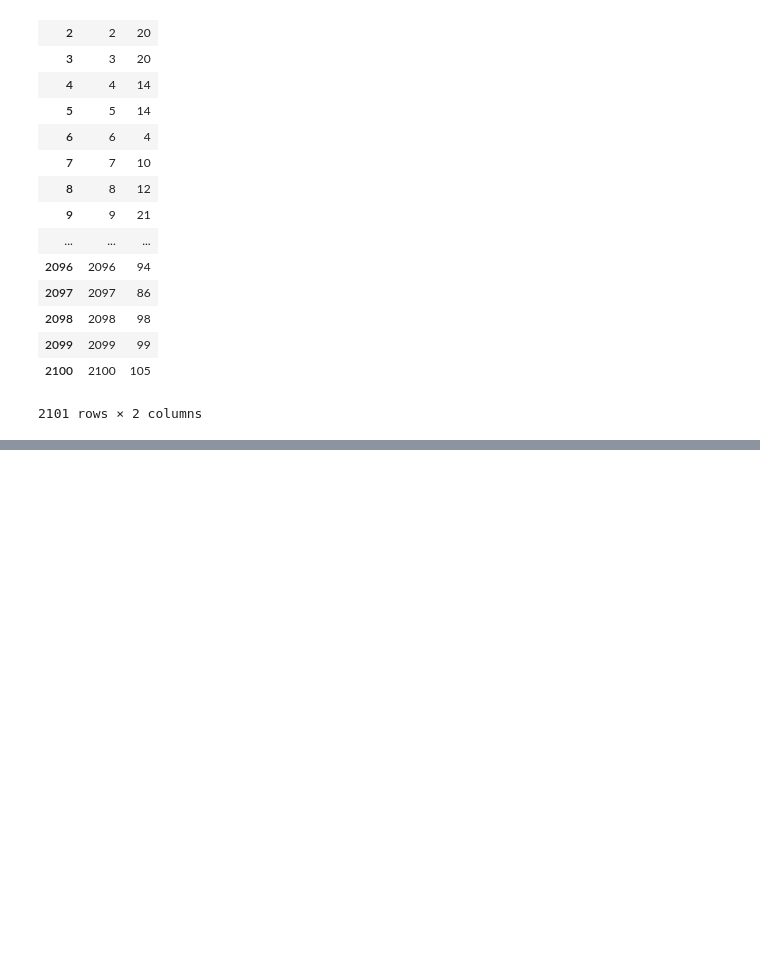
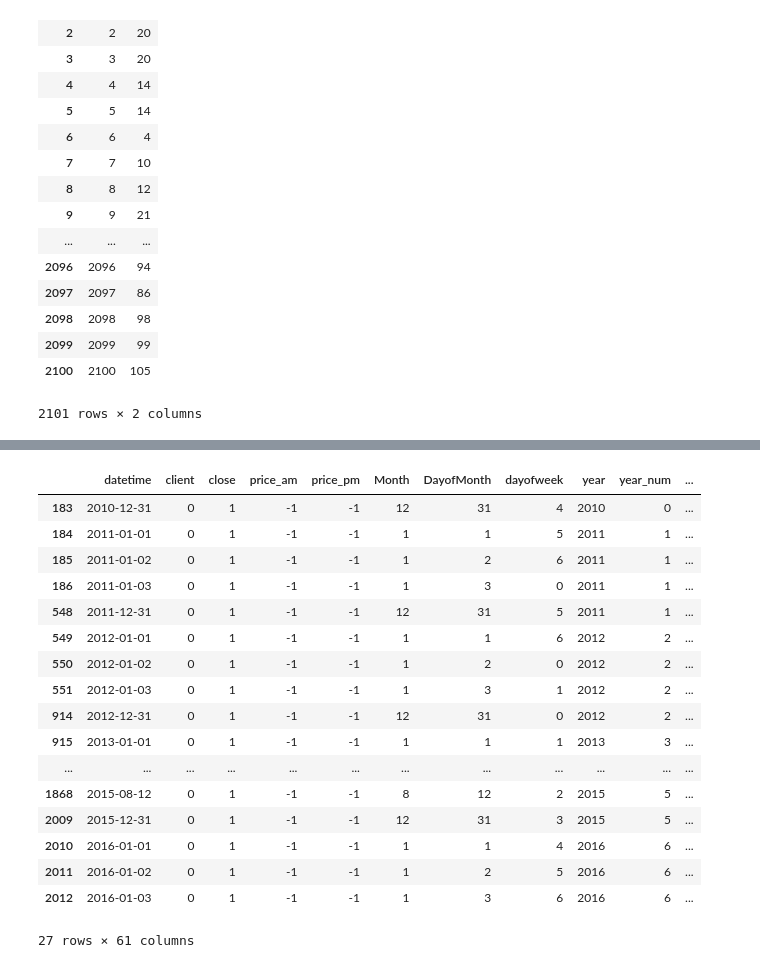
Before and after one commit to tacchan7412/gci2017_team12, a Jupyter notebook: Dataset.ipynb, the cells around one changed output, grey strips where cells are left out. Drawn from its saved outputs; the diff is of its cells as text; code cells hidden in the pictures; blank space fills up the shorter version.

```diff
--- a/Dataset.ipynb
+++ b/Dataset.ipynb
@@ -117,0 +207,22 @@ Index(['datetime', 'client', 'close', 'price_am', 'price_pm', 'M_1', 'M_2',
+# %%
+#close == 1の時price_am,price_pm共に-1
+train_df[train_df["close"]==1]
+# %% [output]
+|  | datetime | client | close | price_am | price_pm | Month | DayofMonth | dayofweek | year | year_num | ... |
+| 183 | 2010-12-31 | 0 | 1 | -1 | -1 | 12 | 31 | 4 | 2010 | 0 | ... |
+| 184 | 2011-01-01 | 0 | 1 | -1 | -1 | 1 | 1 | 5 | 2011 | 1 | ... |
+| 185 | 2011-01-02 | 0 | 1 | -1 | -1 | 1 | 2 | 6 | 2011 | 1 | ... |
+| 186 | 2011-01-03 | 0 | 1 | -1 | -1 | 1 | 3 | 0 | 2011 | 1 | ... |
+| 548 | 2011-12-31 | 0 | 1 | -1 | -1 | 12 | 31 | 5 | 2011 | 1 | ... |
+| 549 | 2012-01-01 | 0 | 1 | -1 | -1 | 1 | 1 | 6 | 2012 | 2 | ... |
+| 550 | 2012-01-02 | 0 | 1 | -1 | -1 | 1 | 2 | 0 | 2012 | 2 | ... |
+| 551 | 2012-01-03 | 0 | 1 | -1 | -1 | 1 | 3 | 1 | 2012 | 2 | ... |
+| 914 | 2012-12-31 | 0 | 1 | -1 | -1 | 12 | 31 | 0 | 2012 | 2 | ... |
+| 915 | 2013-01-01 | 0 | 1 | -1 | -1 | 1 | 1 | 1 | 2013 | 3 | ... |
+| ... | ... | ... | ... | ... | ... | ... | ... | ... | ... | ... | ... |
+| 1868 | 2015-08-12 | 0 | 1 | -1 | -1 | 8 | 12 | 2 | 2015 | 5 | ... |
+| 2009 | 2015-12-31 | 0 | 1 | -1 | -1 | 12 | 31 | 3 | 2015 | 5 | ... |
+| 2010 | 2016-01-01 | 0 | 1 | -1 | -1 | 1 | 1 | 4 | 2016 | 6 | ... |
+| 2011 | 2016-01-02 | 0 | 1 | -1 | -1 | 1 | 2 | 5 | 2016 | 6 | ... |
+| 2012 | 2016-01-03 | 0 | 1 | -1 | -1 | 1 | 3 | 6 | 2016 | 6 | ... |
+27 rows × 61 columns
```
Also changed, not shown: parts of 31 cells of this notebook.
